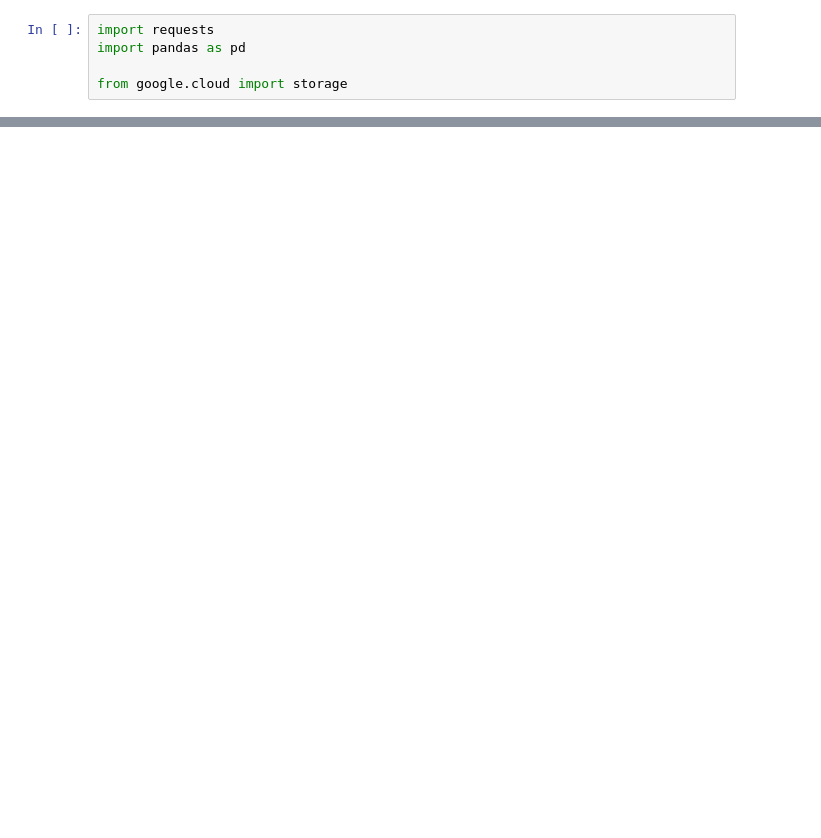
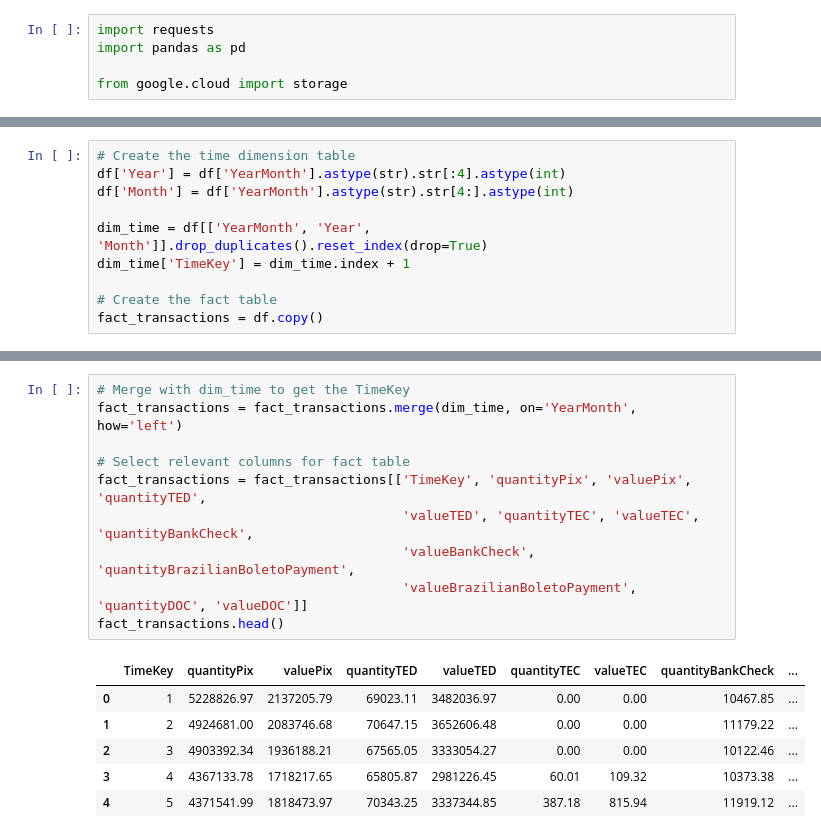
Before and after one commit to jacquesbilombe/Payment-Patterns-Brazil, a Jupyter notebook: Payment_Patterns_Brazil.ipynb, the cells around one changed output, grey strips where cells are left out. Drawn from its saved outputs; the diff is of its cells as text; blank space fills up the shorter version.

```diff
--- a/Payment_Patterns_Brazil.ipynb
+++ b/Payment_Patterns_Brazil.ipynb
@@ -134,0 +142,10 @@ with open('path_to_json_file.json', 'w') as file:
+# %%
+# Create the time dimension table
+df['Year'] = df['YearMonth'].astype(str).str[:4].astype(int)
+df['Month'] = df['YearMonth'].astype(str).str[4:].astype(int)
+
+dim_time = df[['YearMonth', 'Year', 'Month']].drop_duplicates().reset_index(drop=True)
+dim_time['TimeKey'] = dim_time.index + 1
+
+# Create the fact table
+fact_transactions = df.copy()
@@ -134,0 +161,17 @@ with open('path_to_json_file.json', 'w') as file:
+# %%
+# Merge with dim_time to get the TimeKey
+fact_transactions = fact_transactions.merge(dim_time, on='YearMonth', how='left')
+
+# Select relevant columns for fact table
+fact_transactions = fact_transactions[['TimeKey', 'quantityPix', 'valuePix', 'quantityTED',
+                                       'valueTED', 'quantityTEC', 'valueTEC', 'quantityBankCheck',
+                                       'valueBankCheck', 'quantityBrazilianBoletoPayment',
+                                       'valueBrazilianBoletoPayment', 'quantityDOC', 'valueDOC']]
+fact_transactions.head()
+# %% [output]
+|  | TimeKey | quantityPix | valuePix | quantityTED | valueTED | quantityTEC | valueTEC | quantityBankCheck | ... |
+| 0 | 1 | 5228826.97 | 2137205.79 | 69023.11 | 3482036.97 | 0.00 | 0.00 | 10467.85 | ... |
+| 1 | 2 | 4924681.00 | 2083746.68 | 70647.15 | 3652606.48 | 0.00 | 0.00 | 11179.22 | ... |
+| 2 | 3 | 4903392.34 | 1936188.21 | 67565.05 | 3333054.27 | 0.00 | 0.00 | 10122.46 | ... |
+| 3 | 4 | 4367133.78 | 1718217.65 | 65805.87 | 2981226.45 | 60.01 | 109.32 | 10373.38 | ... |
+| 4 | 5 | 4371541.99 | 1818473.97 | 70343.25 | 3337344.85 | 387.18 | 815.94 | 11919.12 | ... |
```
Also changed, not shown: parts of 10 cells of this notebook.
